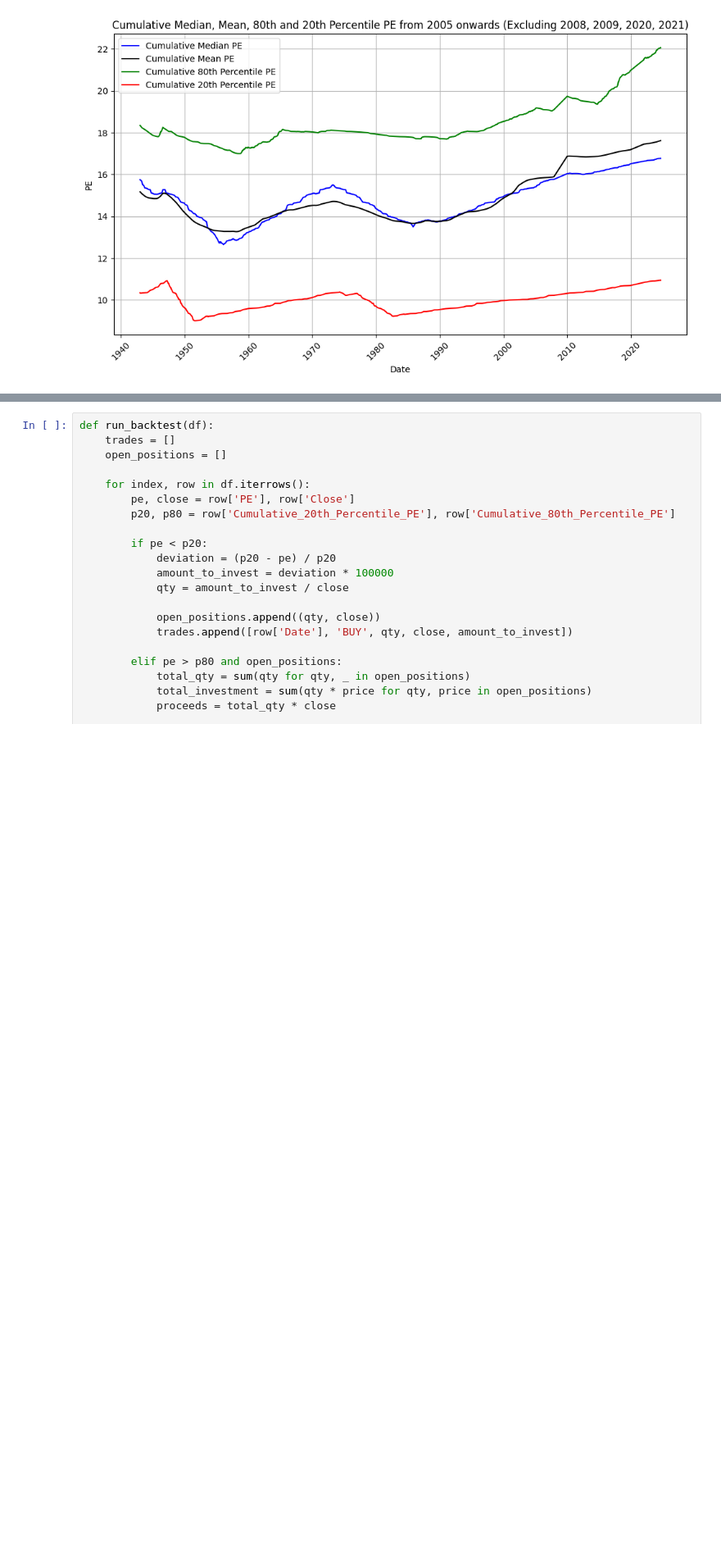
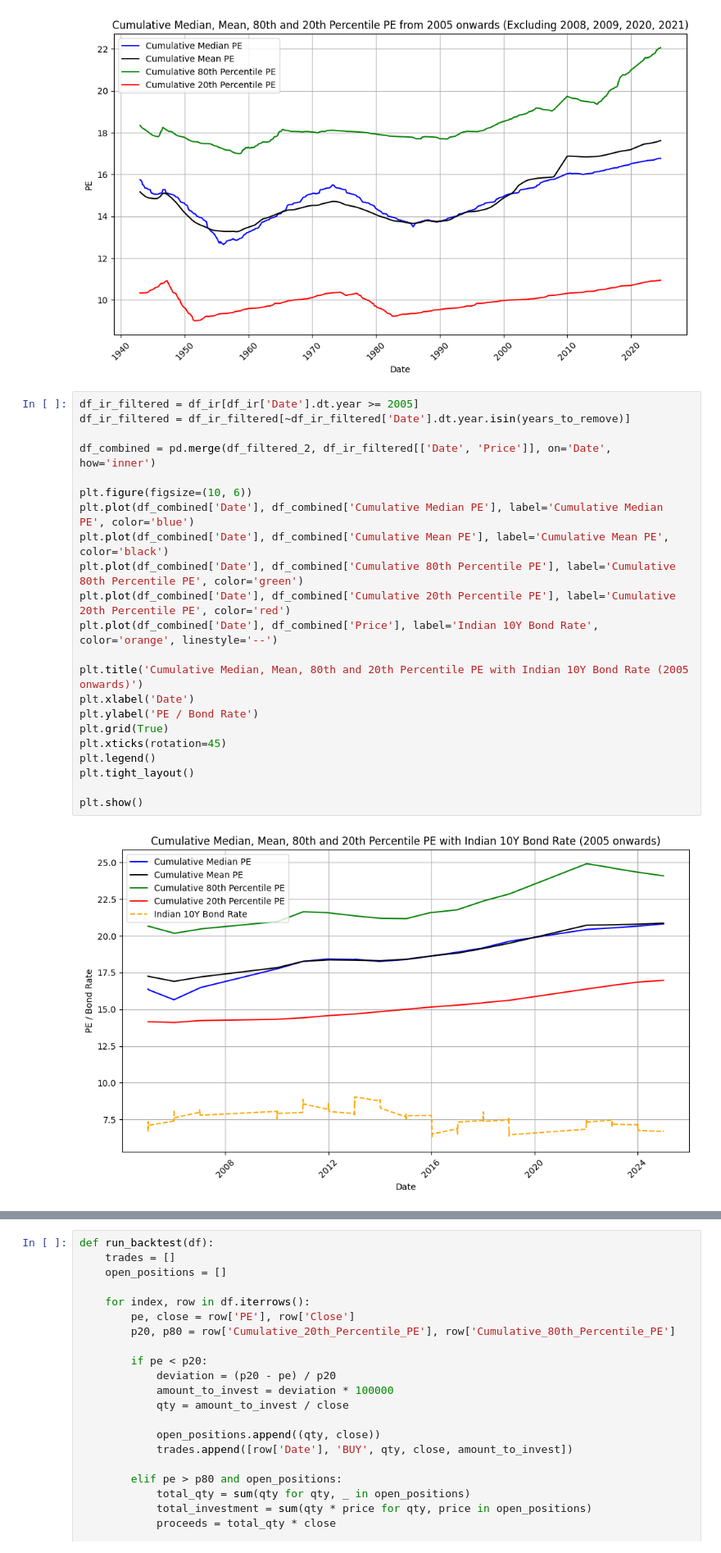
Before and after one commit to TheProfitPilgrim/mf_research_reports, a Jupyter notebook: reports/report_src/mf_index_analysis/N_50_mean_rev.ipynb, the cells around one changed output, grey strips where cells are left out. Shown at 82% size. Saved outputs shown, nothing was run; the diff lists cells and outputs as text; blank space fills up the shorter version.

```diff
--- a/reports/report_src/mf_index_analysis/N_50_mean_rev.ipynb
+++ b/reports/report_src/mf_index_analysis/N_50_mean_rev.ipynb
@@ -146,3 +146,27 @@ plt.tight_layout()
 plt.show()
 # %% [output]
 [figure]
+# %%
+df_ir_filtered = df_ir[df_ir['Date'].dt.year >= 2005]
+df_ir_filtered = df_ir_filtered[~df_ir_filtered['Date'].dt.year.isin(years_to_remove)]
+
+df_combined = pd.merge(df_filtered_2, df_ir_filtered[['Date', 'Price']], on='Date', how='inner')
+
+plt.figure(figsize=(10, 6))
+plt.plot(df_combined['Date'], df_combined['Cumulative Median PE'], label='Cumulative Median PE', color='blue')
+plt.plot(df_combined['Date'], df_combined['Cumulative Mean PE'], label='Cumulative Mean PE', color='black')
+plt.plot(df_combined['Date'], df_combined['Cumulative 80th Percentile PE'], label='Cumulative 80th Percentile PE', color='green')
+plt.plot(df_combined['Date'], df_combined['Cumulative 20th Percentile PE'], label='Cumulative 20th Percentile PE', color='red')
+plt.plot(df_combined['Date'], df_combined['Price'], label='Indian 10Y Bond Rate', color='orange', linestyle='--')
+
+plt.title('Cumulative Median, Mean, 80th and 20th Percentile PE with Indian 10Y Bond Rate (2005 onwards)')
+plt.xlabel('Date')
+plt.ylabel('PE / Bond Rate')
+plt.grid(True)
+plt.xticks(rotation=45)
+plt.legend()
+plt.tight_layout()
+
+plt.show()
+# %% [output]
+[figure, added]
```
Also changed, not shown: parts of 2 cells of this notebook, 23 other files.
